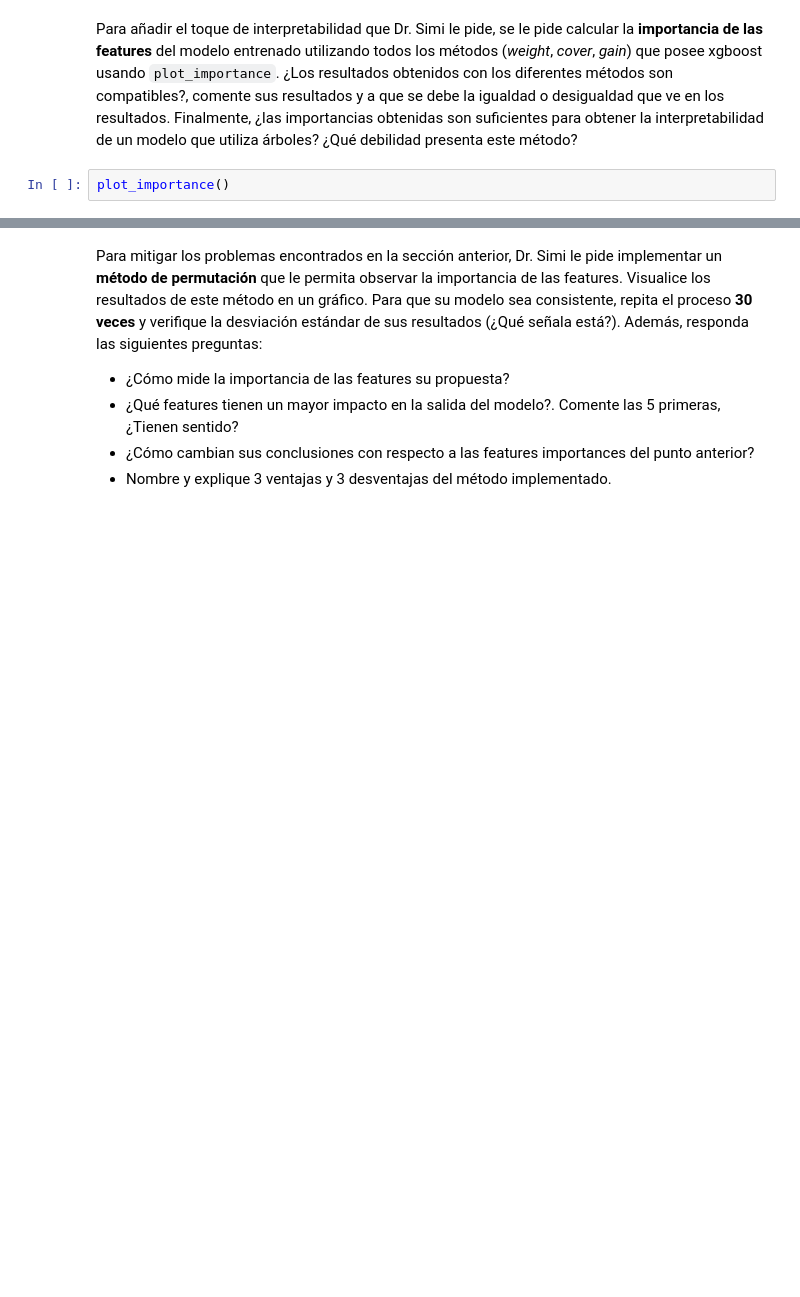
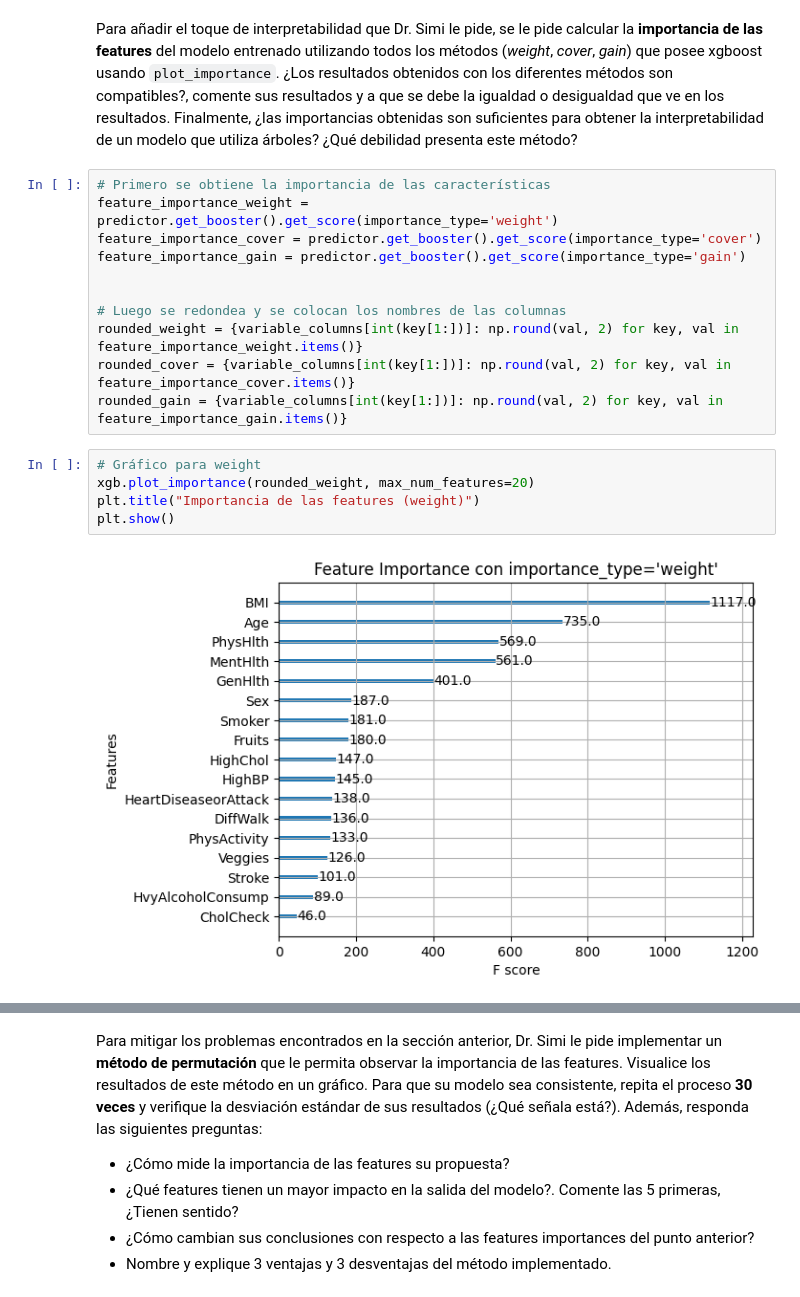
Before and after one commit to nicoacevedor/MDS7202, a Jupyter notebook: lab10/Lab10.ipynb, the cells around one changed output, grey strips where cells are left out. Drawn from its saved outputs; the diff is of its cells as text; blank space fills up the shorter version.

```diff
--- a/lab10/Lab10.ipynb
+++ b/lab10/Lab10.ipynb
@@ -128,5 +130,21 @@ F1 Score: 0.759
 </p>
 # %% [markdown]
 Para añadir el toque de interpretabilidad que Dr. Simi le pide, se le pide calcular la **importancia de las features** del modelo entrenado utilizando todos los métodos (*weight*, *cover*, *gain*) que posee xgboost usando `plot_importance`. ¿Los resultados obtenidos con los diferentes métodos son compatibles?, comente sus resultados y a que se debe la igualdad o desigualdad que ve en los resultados. Finalmente, ¿las importancias obtenidas son suficientes para obtener la interpretabilidad de un modelo que utiliza árboles? ¿Qué debilidad presenta este método?
-# %%
-plot_importance()
+# %%
+# Primero se obtiene la importancia de las características
+feature_importance_weight = predictor.get_booster().get_score(importance_type='weight')
+feature_importance_cover = predictor.get_booster().get_score(importance_type='cover')
+feature_importance_gain = predictor.get_booster().get_score(importance_type='gain')
+
+
+# Luego se redondea y se colocan los nombres de las columnas
+rounded_weight = {variable_columns[int(key[1:])]: np.round(val, 2) for key, val in feature_importance_weight.items()}
+rounded_cover = {variable_columns[int(key[1:])]: np.round(val, 2) for key, val in feature_importance_cover.items()}
+rounded_gain = {variable_columns[int(key[1:])]: np.round(val, 2) for key, val in feature_importance_gain.items()}
+# %%
+# Gráfico para weight
+xgb.plot_importance(rounded_weight, max_num_features=20)
+plt.title("Importancia de las features (weight)")
+plt.show()
+# %% [output]
+[figure, added]
```
Also changed, not shown: parts of 4 cells of this notebook.
